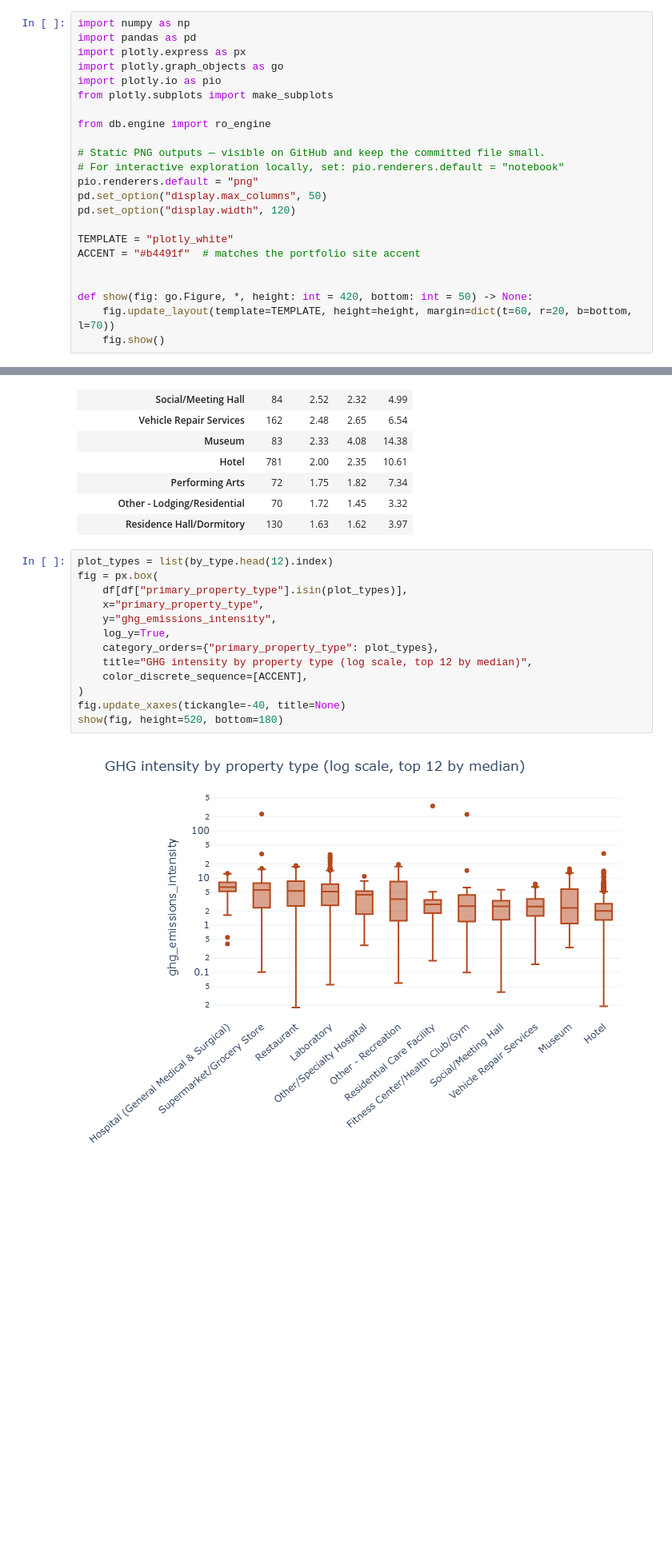
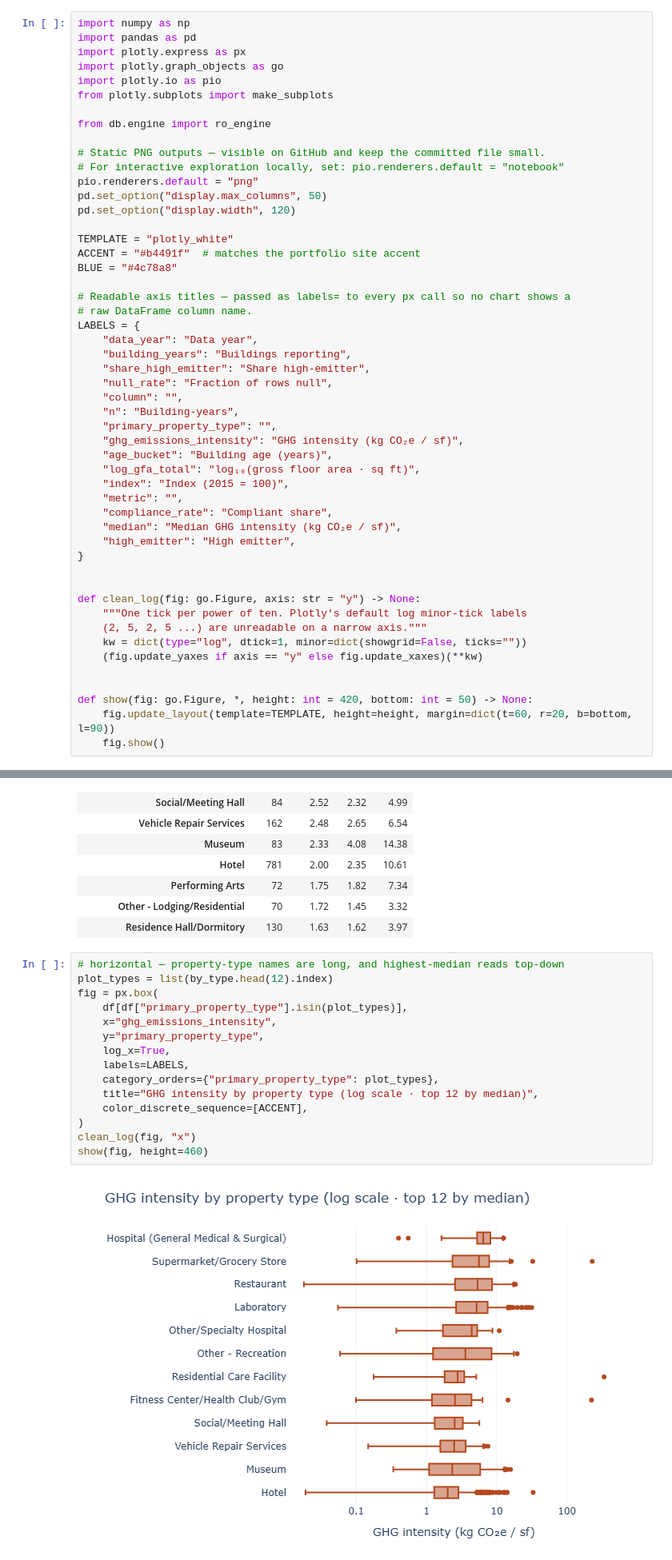
Before and after one commit to CarlosRM25/analytics-AI-Agent-, a Jupyter notebook: notebooks/01_eda.ipynb, the cells around one changed output, grey strips where cells are left out. Shown at 80% size. Drawn from its saved outputs; the diff is of its cells as text; blank space fills up the shorter version.

```diff
--- a/notebooks/01_eda.ipynb
+++ b/notebooks/01_eda.ipynb
@@ -46,10 +46,38 @@ pd.set_option("display.width", 120)
 
 TEMPLATE = "plotly_white"
 ACCENT = "#b4491f"  # matches the portfolio site accent
+BLUE = "#4c78a8"
+
+# Readable axis titles — passed as labels= to every px call so no chart shows a
+# raw DataFrame column name.
+LABELS = {
+    "data_year": "Data year",
+    "building_years": "Buildings reporting",
+    "share_high_emitter": "Share high-emitter",
+    "null_rate": "Fraction of rows null",
+    "column": "",
+    "n": "Building-years",
+    "primary_property_type": "",
+    "ghg_emissions_intensity": "GHG intensity (kg CO₂e / sf)",
+    "age_bucket": "Building age (years)",
+    "log_gfa_total": "log₁₀(gross floor area · sq ft)",
+    "index": "Index (2015 = 100)",
+    "metric": "",
+    "compliance_rate": "Compliant share",
+    "median": "Median GHG intensity (kg CO₂e / sf)",
+    "high_emitter": "High emitter",
+}
+
+
+def clean_log(fig: go.Figure, axis: str = "y") -> None:
+    """One tick per power of ten. Plotly's default log minor-tick labels
+    (2, 5, 2, 5 ...) are unreadable on a narrow axis."""
+    kw = dict(type="log", dtick=1, minor=dict(showgrid=False, ticks=""))
+    (fig.update_yaxes if axis == "y" else fig.update_xaxes)(**kw)
 
 
 def show(fig: go.Figure, *, height: int = 420, bottom: int = 50) -> None:
-    fig.update_layout(template=TEMPLATE, height=height, margin=dict(t=60, r=20, b=bottom, l=70))
+    fig.update_layout(template=TEMPLATE, height=height, margin=dict(t=60, r=20, b=bottom, l=90))
     fig.show()
 # %% [markdown]
 ## 1. Dataset shape
@@ -360,20 +397,22 @@ by_type.head(15).round(2)
 | Other - Lodging/Residential | 70 | 1.72 | 1.45 | 3.32 |
 | Residence Hall/Dormitory | 130 | 1.63 | 1.62 | 3.97 |
 # %%
+# horizontal — property-type names are long, and highest-median reads top-down
 plot_types = list(by_type.head(12).index)
 fig = px.box(
     df[df["primary_property_type"].isin(plot_types)],
-    x="primary_property_type",
-    y="ghg_emissions_intensity",
-    log_y=True,
+    x="ghg_emissions_intensity",
+    y="primary_property_type",
+    log_x=True,
+    labels=LABELS,
     category_orders={"primary_property_type": plot_types},
-    title="GHG intensity by property type (log scale, top 12 by median)",
+    title="GHG intensity by property type (log scale · top 12 by median)",
     color_discrete_sequence=[ACCENT],
 )
-fig.update_xaxes(tickangle=-40, title=None)
-show(fig, height=520, bottom=180)
+clean_log(fig, "x")
+show(fig, height=460)
 # %% [output]
-[figure, old version]
+[figure, new version]
 # %%
 # Outlier flag: within property_type × year, Tukey "far out" (3×IQR beyond the
 # quartiles). Robust to the skew, and per group so a whole property type is not
```
Also changed, not shown: parts of 10 cells of this notebook.
